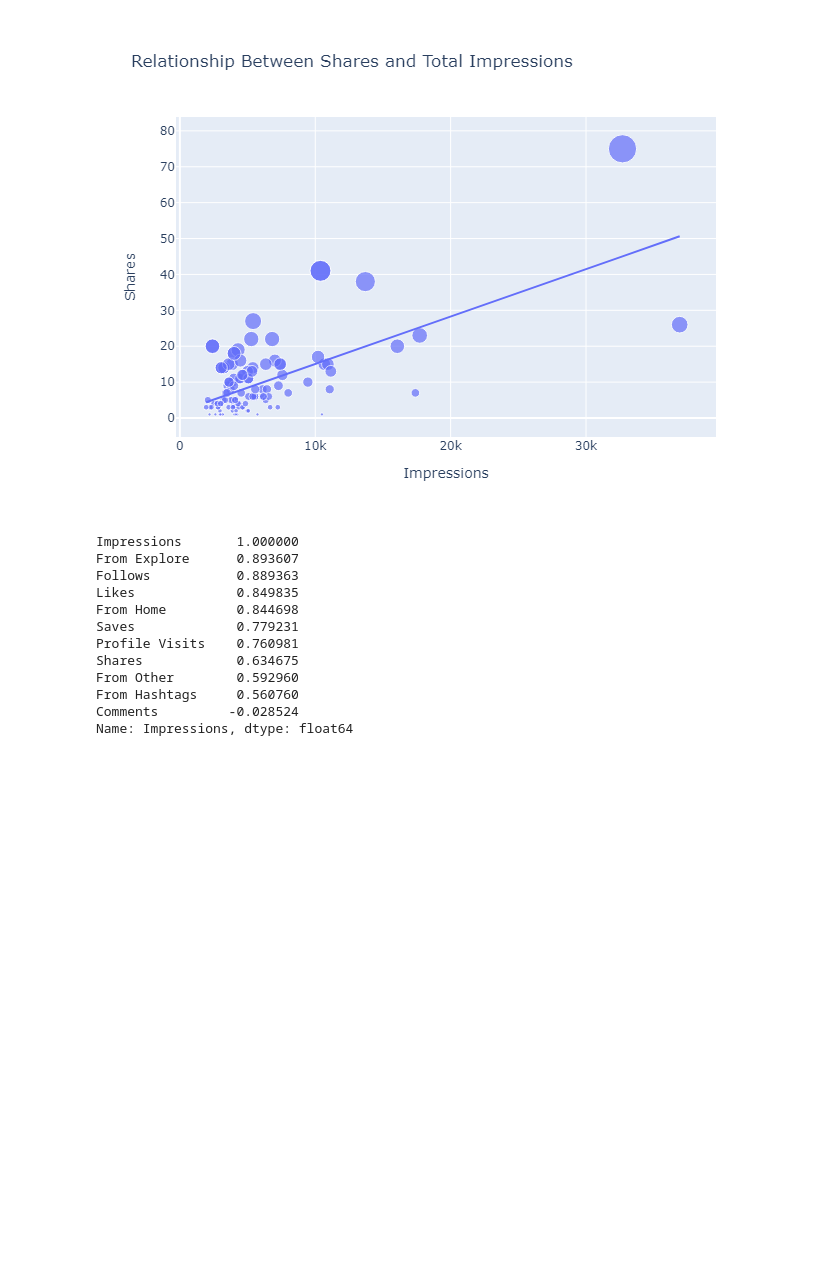
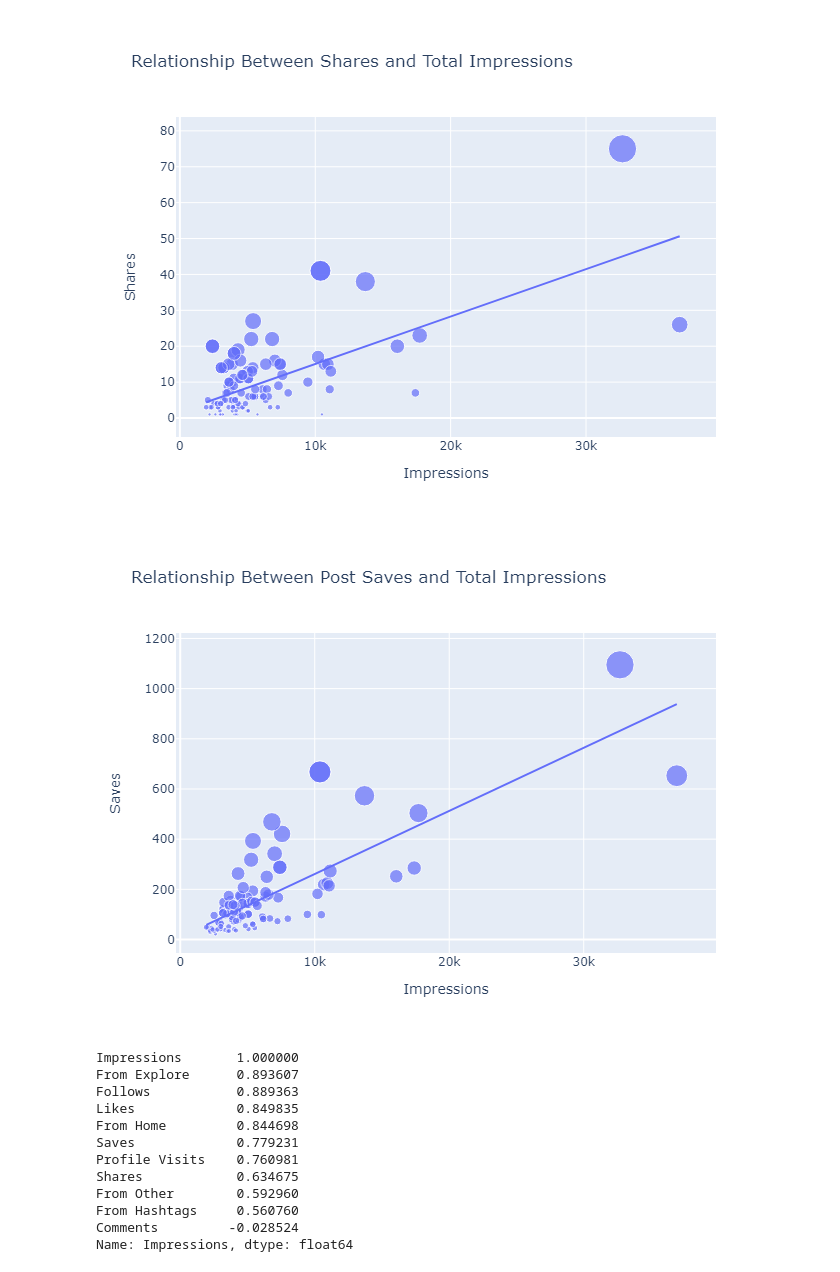
Before and after one commit to NANITH777/ML-DL-Examples, a Jupyter notebook: Instagram Inpressions/intagram.ipynb, the cells around one changed output. Drawn from its saved outputs; the diff is of its cells as text; code cells hidden in the pictures; blank space fills up the shorter version.

```diff
--- a/Instagram Inpressions/intagram.ipynb
+++ b/Instagram Inpressions/intagram.ipynb
@@ -185,6 +185,11 @@ display(Image(filename="fig4.png"))
 fig5 = px.scatter(data_frame = df, x="Impressions", y="Saves", size="Saves", trendline="ols",
                     title = "Relationship Between Post Saves and Total Impressions")
 fig5.show()
+# %%
+fig5.write_image("fig5.png")
+display(Image(filename="fig5.png"))
+# %% [output]
+[figure, added]
 # %%
 numeric_df = df.select_dtypes(include=['number'])
 correlation = numeric_df.corr()
```
Also changed, not shown: parts of 4 cells of this notebook, 2 other files.
